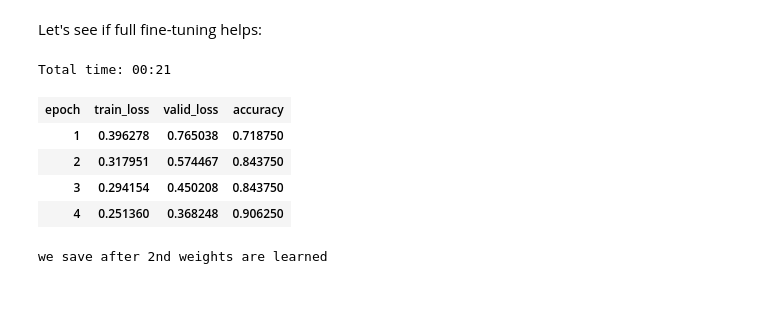
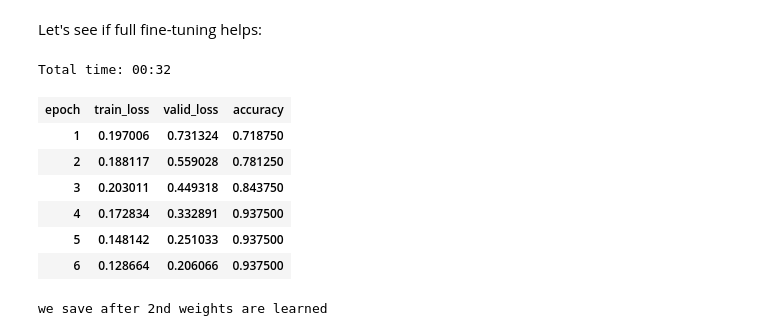
Before and after one commit to navneetkrc/Deep-Learning-Experiments-implemented-using-Google-Colab, a Jupyter notebook: KYC.ipynb, the cells around one changed output. Drawn from its saved outputs; the diff is of its cells as text; code cells hidden in the pictures; blank space fills up the shorter version.

```diff
--- a/KYC.ipynb
+++ b/KYC.ipynb
@@ -167,6 +165,6 @@ learn.recorder.plot()
 Min numerical gradient: 2.51E-03
 [figure]
 # %%
-learn.fit_one_cycle(4) ## best way to fit as of 2018
+learn.fit_one_cycle(6) ## best way to fit as of 2018
 print("learning complete")
 # %% [output]
@@ -186,14 +186,16 @@ we save after 1st weights are learned
 Let's see if full fine-tuning helps:
 # %%
 learn.unfreeze()
-learn.fit_one_cycle(4, max_lr=slice(1e-5,1e-3))
+learn.fit_one_cycle(6, max_lr=slice(1e-5,1e-3))
 # %% [output]
-Total time: 00:21
+Total time: 00:32
 | epoch | train_loss | valid_loss | accuracy |
-| 1 | 0.396278 | 0.765038 | 0.718750 |
-| 2 | 0.317951 | 0.574467 | 0.843750 |
-| 3 | 0.294154 | 0.450208 | 0.843750 |
-| 4 | 0.251360 | 0.368248 | 0.906250 |
+| 1 | 0.197006 | 0.731324 | 0.718750 |
+| 2 | 0.188117 | 0.559028 | 0.781250 |
+| 3 | 0.203011 | 0.449318 | 0.843750 |
+| 4 | 0.172834 | 0.332891 | 0.937500 |
+| 5 | 0.148142 | 0.251033 | 0.937500 |
+| 6 | 0.128664 | 0.206066 | 0.937500 |
 # %%
 learn.save('stage-2-34')
 print("we save after 2nd weights are learned")
```
Also changed, not shown: parts of 4 cells of this notebook.
